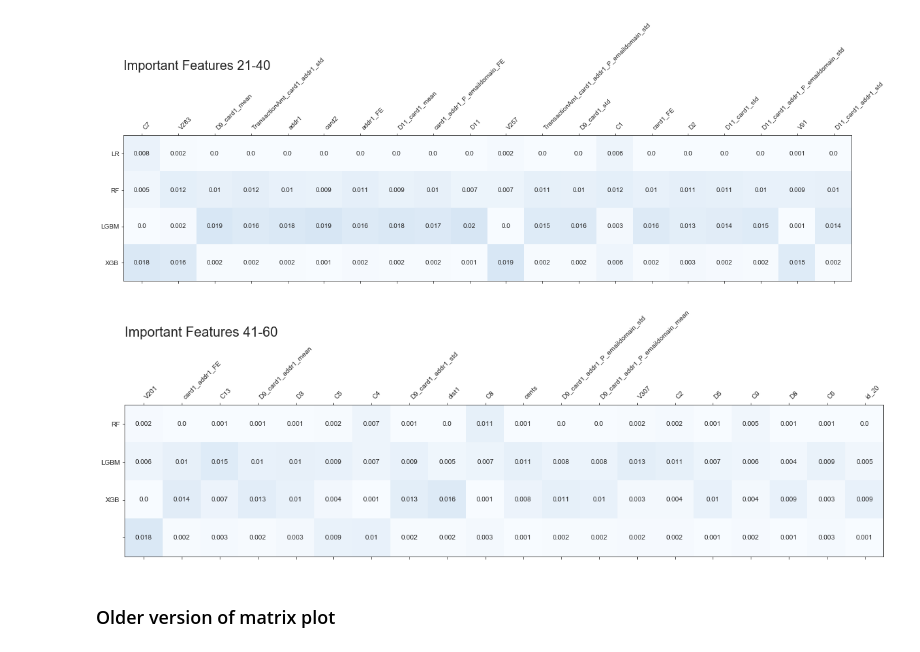
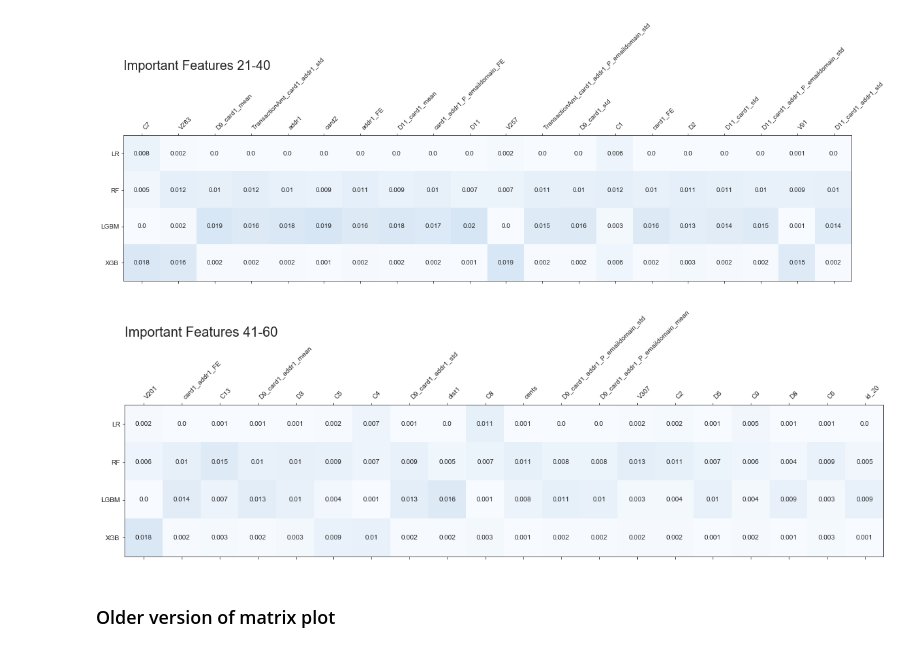
Before and after one commit to wendyku/E-commerce-fraud-detection, a Jupyter notebook: results/Compile Results.ipynb, the cells around one changed output. Cells and saved outputs as stored; diff of their text form; code cells hidden in the pictures.

Commit message:
updated plot notebook

```diff
--- a/results/Compile Results.ipynb
+++ b/results/Compile Results.ipynb
@@ -141,27 +141,27 @@ fig.savefig("matrix_20_39.png")
 # %%
 matrix, feats = gen_matrix(LR, RF, LGBM, XGB, 40, 59)
 N = feats.shape[0]
 
 # Create color coded matrix
 fig, ax = plt.subplots(1, 1, figsize=(20,10))
 
 min_val, max_val = 0, 10
 
 for i in range(N):
     for j in range(4):
         c = np.round(matrix[j,i], 3)
         ax.text(i, j, str(c), va='center', ha='center')
 
 
 ax.matshow(matrix, cmap=plt.cm.Blues, vmin=vmin, vmax=vmax)
 ax.set_xticks(np.arange(0, N));
 ax.set_xticklabels(feats, rotation=45, ha='left');
 ax.set_yticks(np.arange(0, 4));
-ax.set_yticklabels(['RF','LGBM','XGB']);
+ax.set_yticklabels(['LR','RF','LGBM','XGB']);
 ax.set_title("Important Features 41-60", loc='left', fontSize='20', pad=100)
 fig.savefig("matrix_40_59.png")
 # %% [output]
-[figure, old version]
+[figure, new version]
 # %% [markdown]
 ### Older version of matrix plot
 # %%
```
